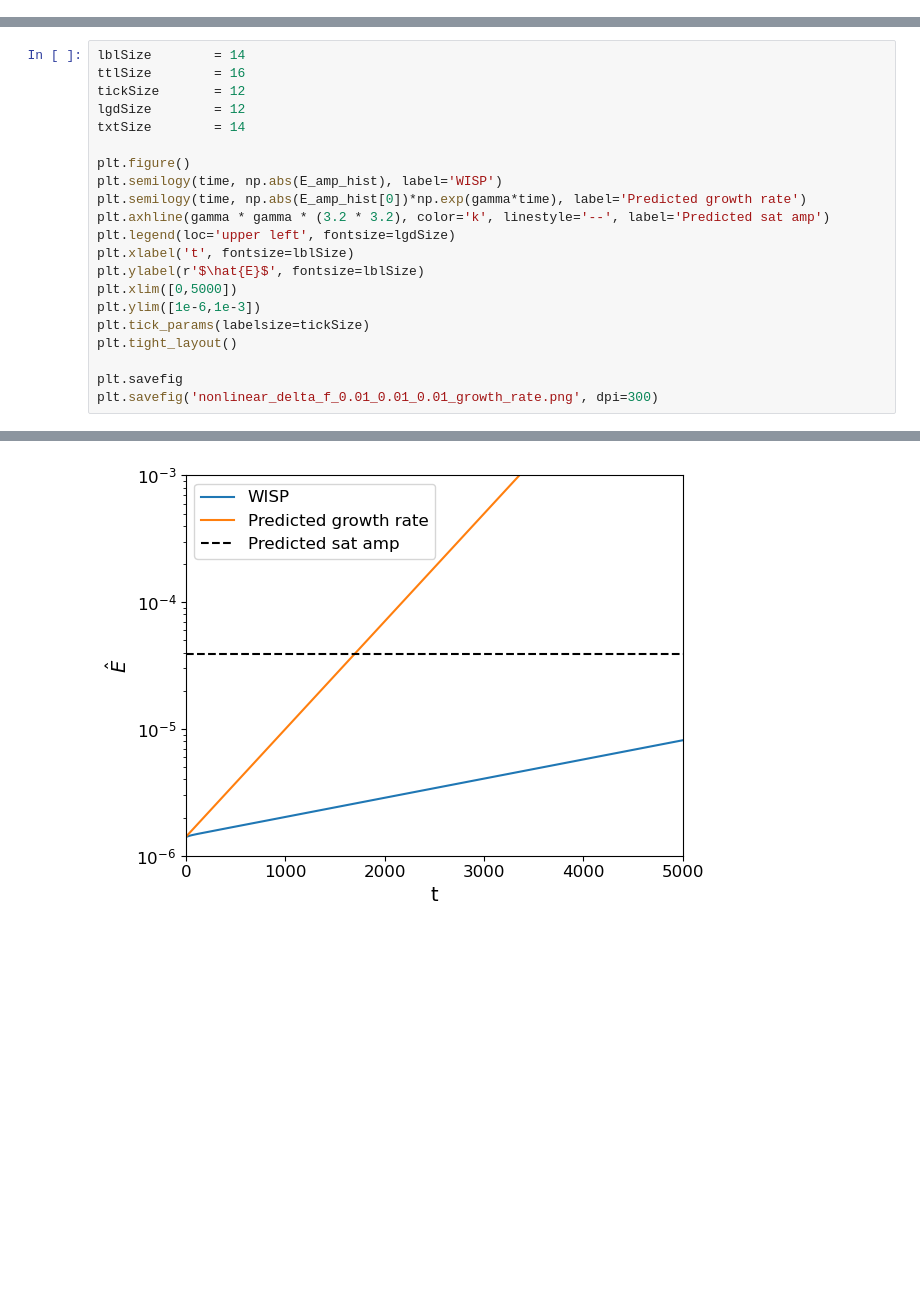
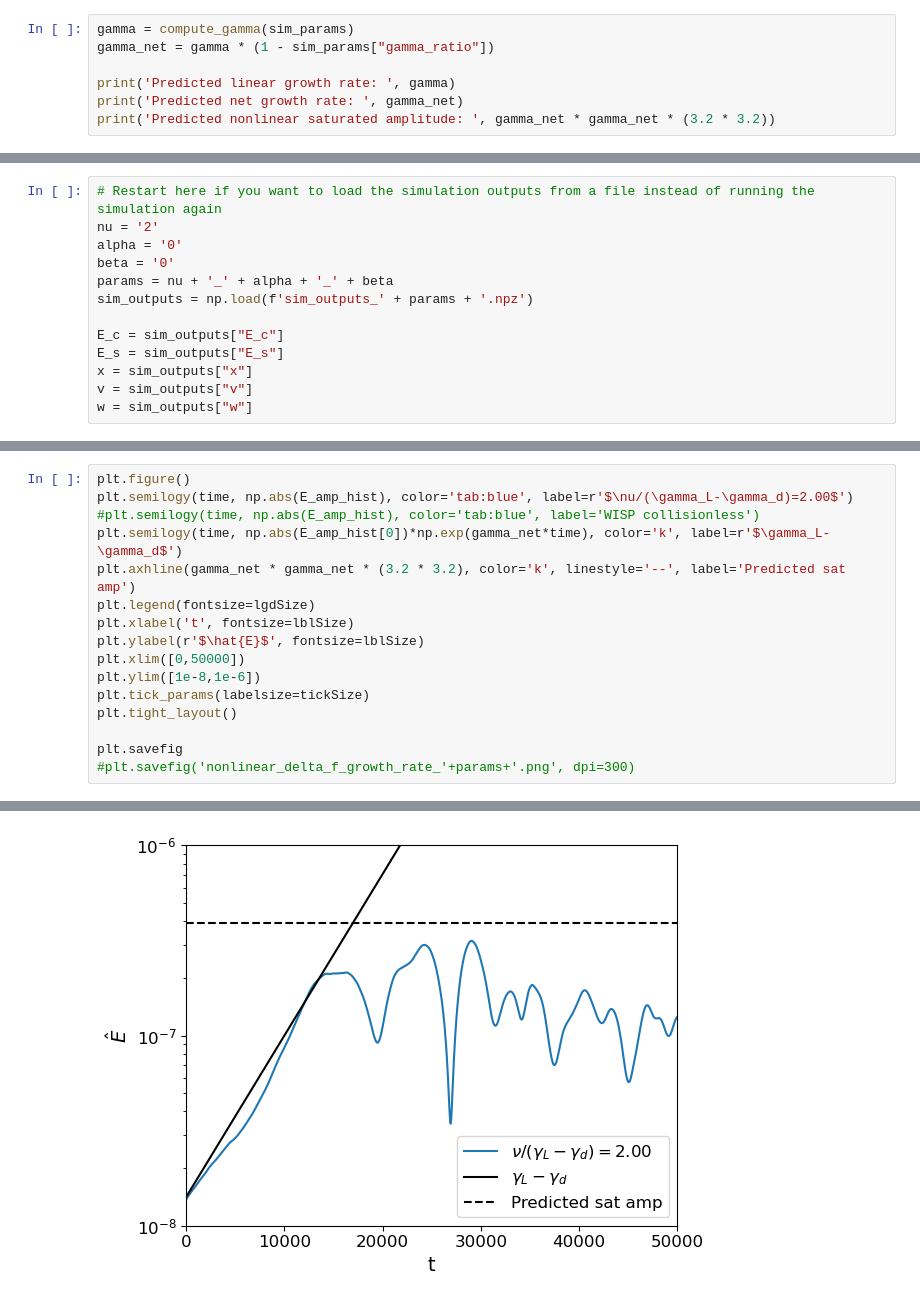
Before and after one commit to ejpaul/wisp_proto, a Jupyter notebook: examples/nonlinear_delta_f_collision/full_collision/nonlinear_delta_f_example.ipynb, the cells around one changed output, grey strips where cells are left out. Drawn from its saved outputs; the diff is of its cells as text; blank space fills up the shorter version.

```diff
--- a/examples/nonlinear_delta_f_collision/full_collision/nonlinear_delta_f_example.ipynb
+++ b/examples/nonlinear_delta_f_collision/full_collision/nonlinear_delta_f_example.ipynb
@@ -35,0 +44,7 @@ fig, ax = plot_initial_velocity_distribution(sim_params)
+# %%
+gamma = compute_gamma(sim_params)
+gamma_net = gamma * (1 - sim_params["gamma_ratio"])
+
+print('Predicted linear growth rate: ', gamma)
+print('Predicted net growth rate: ', gamma_net)
+print('Predicted nonlinear saturated amplitude: ', gamma_net * gamma_net * (3.2 * 3.2))
@@ -44 +73,14 @@ w = sim_outputs["w"]
+# %%
+# Restart here if you want to load the simulation outputs from a file instead of running the simulation again
+nu = '2'
+alpha = '0'
+beta = '0'
+params = nu + '_' + alpha + '_' + beta
+sim_outputs = np.load(f'sim_outputs_' + params + '.npz')
+
+E_c = sim_outputs["E_c"]
+E_s = sim_outputs["E_s"]
+x = sim_outputs["x"]
+v = sim_outputs["v"]
+w = sim_outputs["w"]
 # %%
@@ -65,22 +98,17 @@ Predicted nonlinear saturated amplitude:  3.918351343911649e-05
 # %%
-lblSize        = 14
-ttlSize        = 16
-tickSize       = 12
-lgdSize        = 12
-txtSize        = 14
-
 plt.figure()
-plt.semilogy(time, np.abs(E_amp_hist), label='WISP')
-plt.semilogy(time, np.abs(E_amp_hist[0])*np.exp(gamma*time), label='Predicted growth rate')
-plt.axhline(gamma * gamma * (3.2 * 3.2), color='k', linestyle='--', label='Predicted sat amp')
-plt.legend(loc='upper left', fontsize=lgdSize)
+plt.semilogy(time, np.abs(E_amp_hist), color='tab:blue', label=r'$\nu/(\gamma_L-\gamma_d)=2.00$')
+#plt.semilogy(time, np.abs(E_amp_hist), color='tab:blue', label='WISP collisionless')
+plt.semilogy(time, np.abs(E_amp_hist[0])*np.exp(gamma_net*time), color='k', label=r'$\gamma_L-\gamma_d$')
+plt.axhline(gamma_net * gamma_net * (3.2 * 3.2), color='k', linestyle='--', label='Predicted sat amp')
+plt.legend(fontsize=lgdSize)
 plt.xlabel('t', fontsize=lblSize)
 plt.ylabel(r'$\hat{E}$', fontsize=lblSize)
-plt.xlim([0,5000])
-plt.ylim([1e-6,1e-3])
+plt.xlim([0,50000])
+plt.ylim([1e-8,1e-6])
 plt.tick_params(labelsize=tickSize)
 plt.tight_layout()
 
 plt.savefig
-plt.savefig('nonlinear_delta_f_0.01_0.01_0.01_growth_rate.png', dpi=300)
+#plt.savefig('nonlinear_delta_f_growth_rate_'+params+'.png', dpi=300)
 # %% [output]
@@ -87 +116 @@ plt.savefig('nonlinear_delta_f_0.01_0.01_0.01_growth_rate.png', dpi=300)
-[figure, old version]
+[figure, new version]
```
Also changed, not shown: parts of 8 cells of this notebook, 1 other file.
